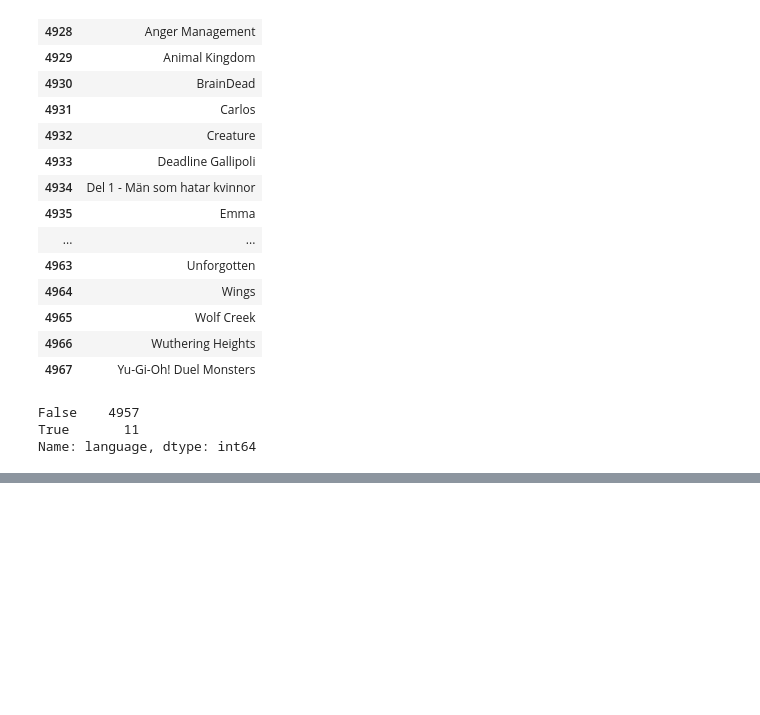
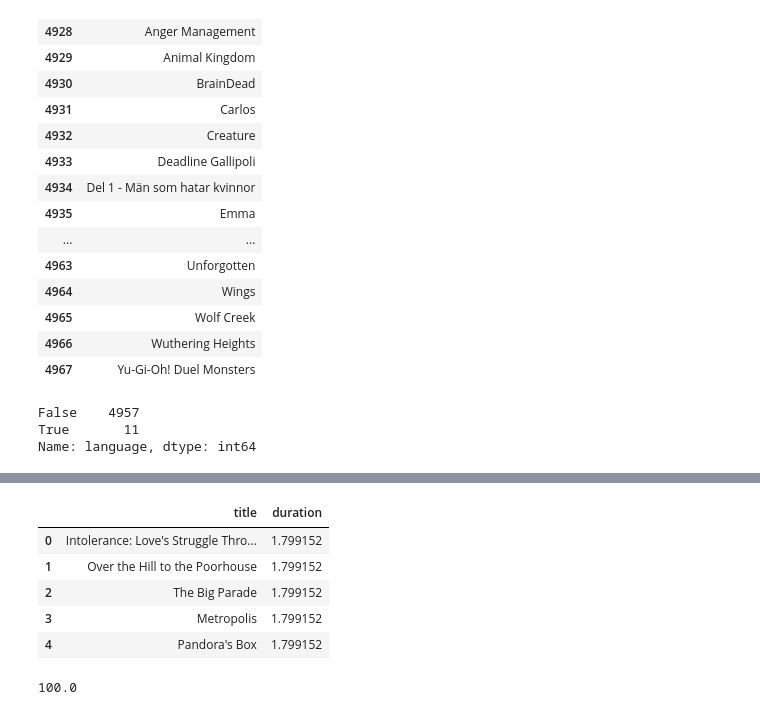
Before and after one commit to ishtiakrongon/Learning-Python, a Jupyter notebook: Basic Data Exploration with Pandas.ipynb, the cells around one changed output, grey strips where cells are left out. Saved outputs shown, nothing was run; the diff lists cells and outputs as text; code cells hidden in the pictures; blank space fills up the shorter version.

```diff
--- a/Basic Data Exploration with Pandas.ipynb
+++ b/Basic Data Exploration with Pandas.ipynb
@@ -429,0 +508,18 @@ Name: language, dtype: int64
+# %%
+# Get the title and duration in hours for all films.
+two_col = films.loc[:, ["title"]]
+two_col["duration"] = round(films["duration"] / 60.0, 2).agg(np.mean)
+two_col.head()
+# %% [output]
+|  | title | duration |
+| 0 | Intolerance: Love's Struggle Thro... | 1.799152 |
+| 1 | Over the Hill to the Poorhouse | 1.799152 |
+| 2 | The Big Parade | 1.799152 |
+| 3 | Metropolis | 1.799152 |
+| 4 | Pandora's Box | 1.799152 |
+# %%
+# Get the number of years between the newest film and oldest film.
+difference = films["release_year"].max() - films["release_year"].min()
+difference
+# %% [output]
+100.0
```
Also changed, not shown: parts of 12 cells of this notebook.
